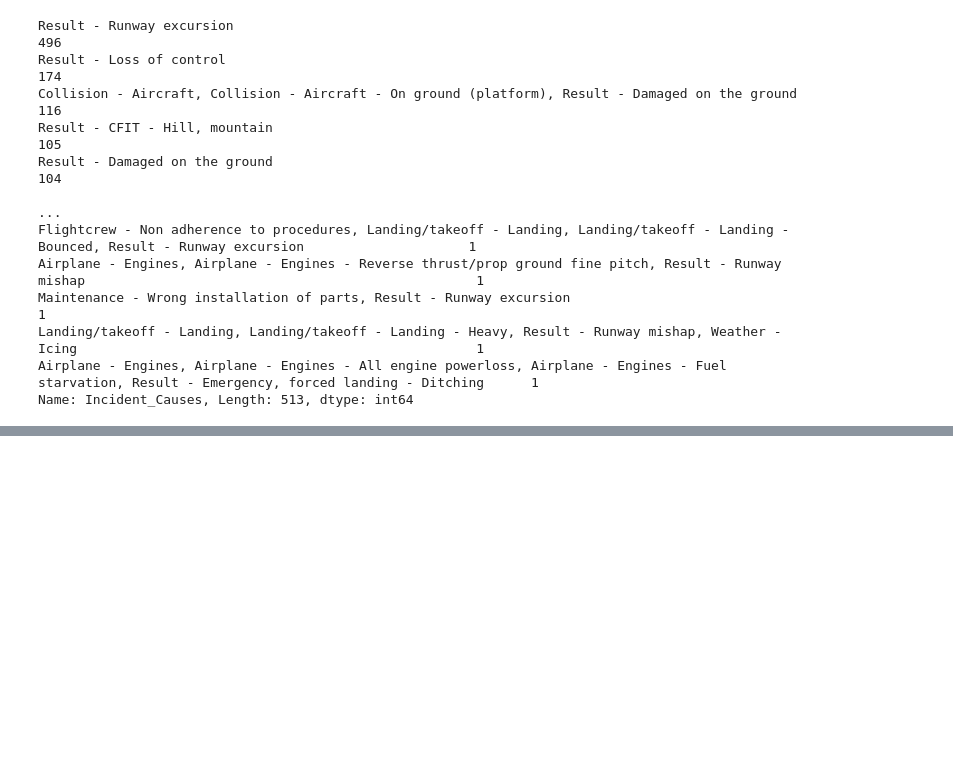
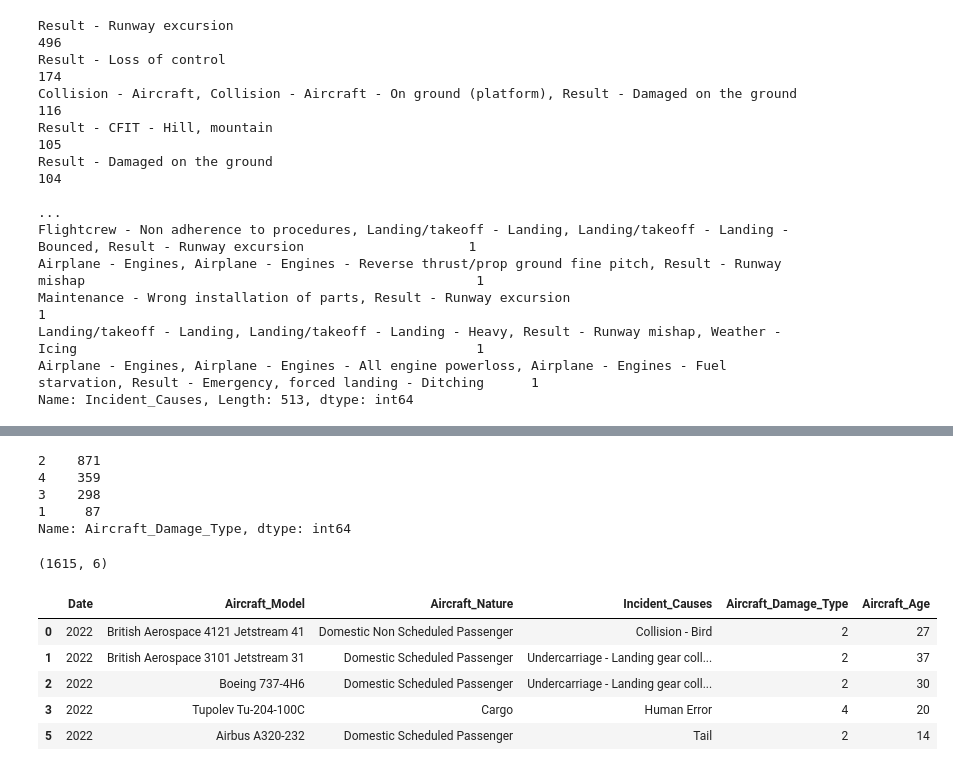
Before and after one commit to periadhityan/SC1015-Project, a Jupyter notebook: SC1015_Mini_Project.ipynb, the cells around one changed output, grey strips where cells are left out. Saved outputs shown, nothing was run; the diff lists cells and outputs as text; code cells hidden in the pictures; blank space fills up the shorter version.

Commit message:
Cleaning of Data

```diff
--- a/SC1015_Mini_Project.ipynb
+++ b/SC1015_Mini_Project.ipynb
@@ -266,0 +439,29 @@ Aircraft.head()
+# %%
+Aircraft.loc[Aircraft['Aircraft_Damage_Type'].str.contains("Substantial"), 'Aircraft_Damage_Type'] = '2'
+# %%
+Aircraft.loc[Aircraft['Aircraft_Damage_Type'].str.contains("Damaged beyond repair"), 'Aircraft_Damage_Type'] = '3'
+# %%
+Aircraft.loc[Aircraft['Aircraft_Damage_Type'].str.contains("Destroyed"), 'Aircraft_Damage_Type'] = '4'
+# %%
+print(Aircraft.Aircraft_Damage_Type.value_counts())
+# %% [output]
+2    871
+4    359
+3    298
+1     87
+Name: Aircraft_Damage_Type, dtype: int64
+# %%
+Aircraft = pd.DataFrame(Aircraft[["Date", "Aircraft_Model", "Aircraft_Nature", "Incident_Causes", "Aircraft_Damage_Type", "Aircraft_Age"]])
+# %%
+Aircraft.shape
+# %% [output]
+(1615, 6)
+# %%
+Aircraft.head()
+# %% [output]
+|  | Date | Aircraft_Model | Aircraft_Nature | Incident_Causes | Aircraft_Damage_Type | Aircraft_Age |
+| 0 | 2022 | British Aerospace 4121 Jetstream 41 | Domestic Non Scheduled Passenger | Collision - Bird | 2 | 27 |
+| 1 | 2022 | British Aerospace 3101 Jetstream 31 | Domestic Scheduled Passenger | Undercarriage - Landing gear coll... | 2 | 37 |
+| 2 | 2022 | Boeing 737-4H6 | Domestic Scheduled Passenger | Undercarriage - Landing gear coll... | 2 | 30 |
+| 3 | 2022 | Tupolev Tu-204-100C | Cargo | Human Error | 4 | 20 |
+| 5 | 2022 | Airbus A320-232 | Domestic Scheduled Passenger | Tail | 2 | 14 |
```
Also changed, not shown: parts of 65 cells of this notebook.
